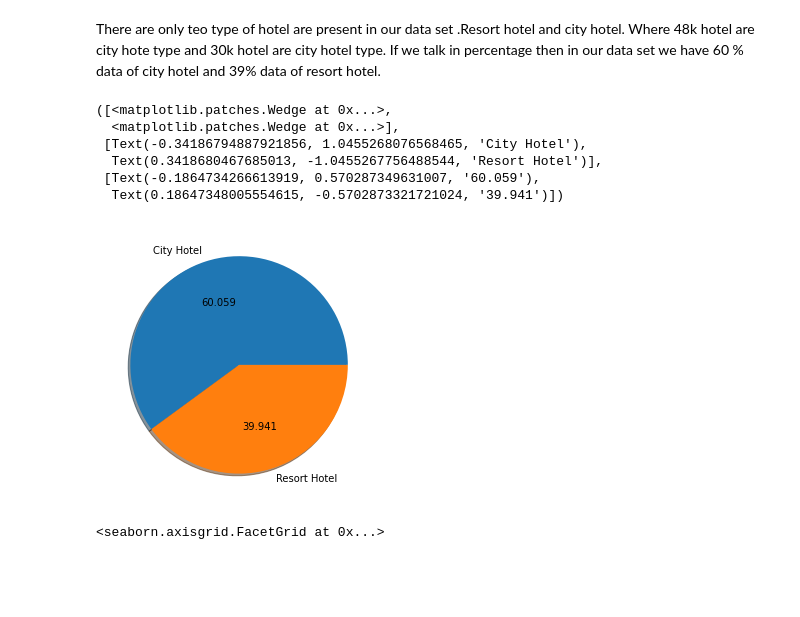
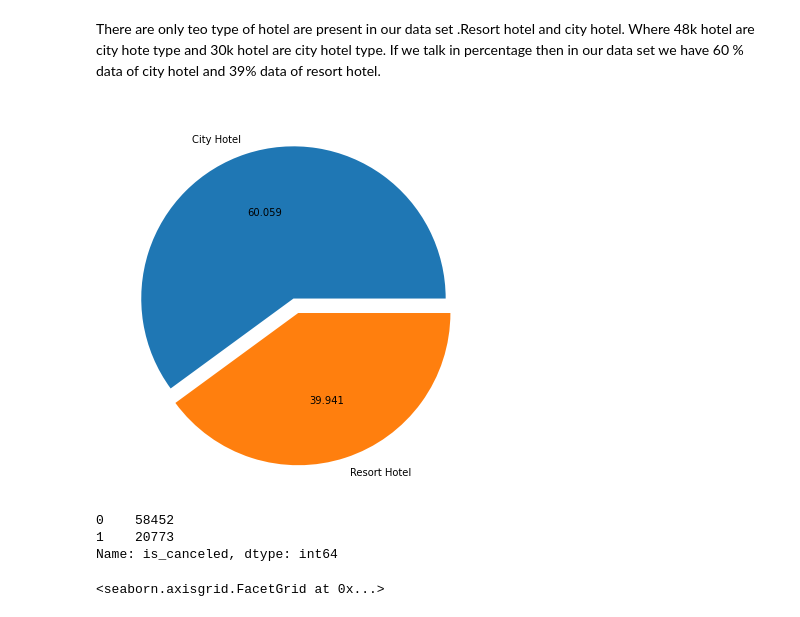
Before and after one commit to Pawan-kumar-Singh/Hotel_Booking-_Analysis, a Jupyter notebook: Hotel_Booking_Analysis_Capstone_Project.ipynb, the cells around one changed output. Saved outputs shown, nothing was run; the diff lists cells and outputs as text; code cells hidden in the pictures; blank space fills up the shorter version.

```diff
--- a/Hotel_Booking_Analysis_Capstone_Project.ipynb
+++ b/Hotel_Booking_Analysis_Capstone_Project.ipynb
@@ -600,17 +606,21 @@ sns.catplot(x='hotel', kind='count', data=df)
 Q. Describe hotel type
 # %% [markdown]
 There are only teo type of hotel are present in our data set .Resort hotel and city hotel. Where 48k hotel are city hote type and 30k hotel are city hotel type. If we talk in percentage then in our data set we have 60 % data of city hotel and 39% data of resort hotel.
-# %%
-plt.figure(figsize=(5,5))
-plt.pie(df['hotel'].value_counts(), autopct='%.3f',shadow=True,labels=['City Hotel','Resort Hotel'])
-# %% [output]
-([<matplotlib.patches.Wedge at 0x...>,
-  <matplotlib.patches.Wedge at 0x...>],
- [Text(-0.34186794887921856, 1.0455268076568465, 'City Hotel'),
-  Text(0.3418680467685013, -1.0455267756488544, 'Resort Hotel')],
- [Text(-0.1864734266613919, 0.570287349631007, '60.059'),
-  Text(0.18647348005554615, -0.5702873321721024, '39.941')])
-[figure, removed]
+# %%
+ind = df['hotel'].value_counts().index
+val = df['hotel'].value_counts().values
+
+plt.figure(figsize=(7,7))
+plt.pie(val, labels=ind, autopct='%.3f', explode=(0,0.1))
+plt.show()
+# %% [output]
+[figure, added]
+# %%
+df['is_canceled'].value_counts()
+# %% [output]
+0    58452
+1    20773
+Name: is_canceled, dtype: int64
 # %%
 sns.catplot(x='is_canceled', kind='count', data=df)
 # %% [output]
```
Also changed, not shown: parts of 42 cells of this notebook.
